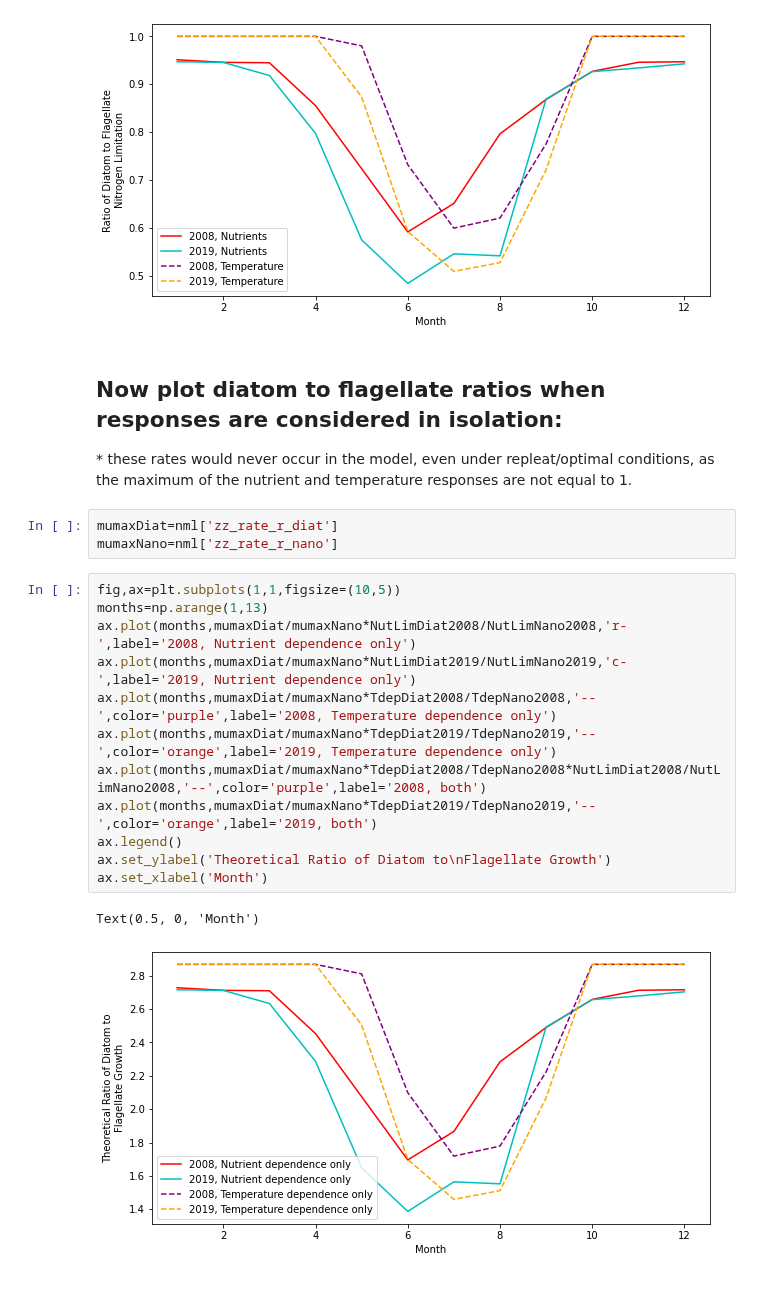
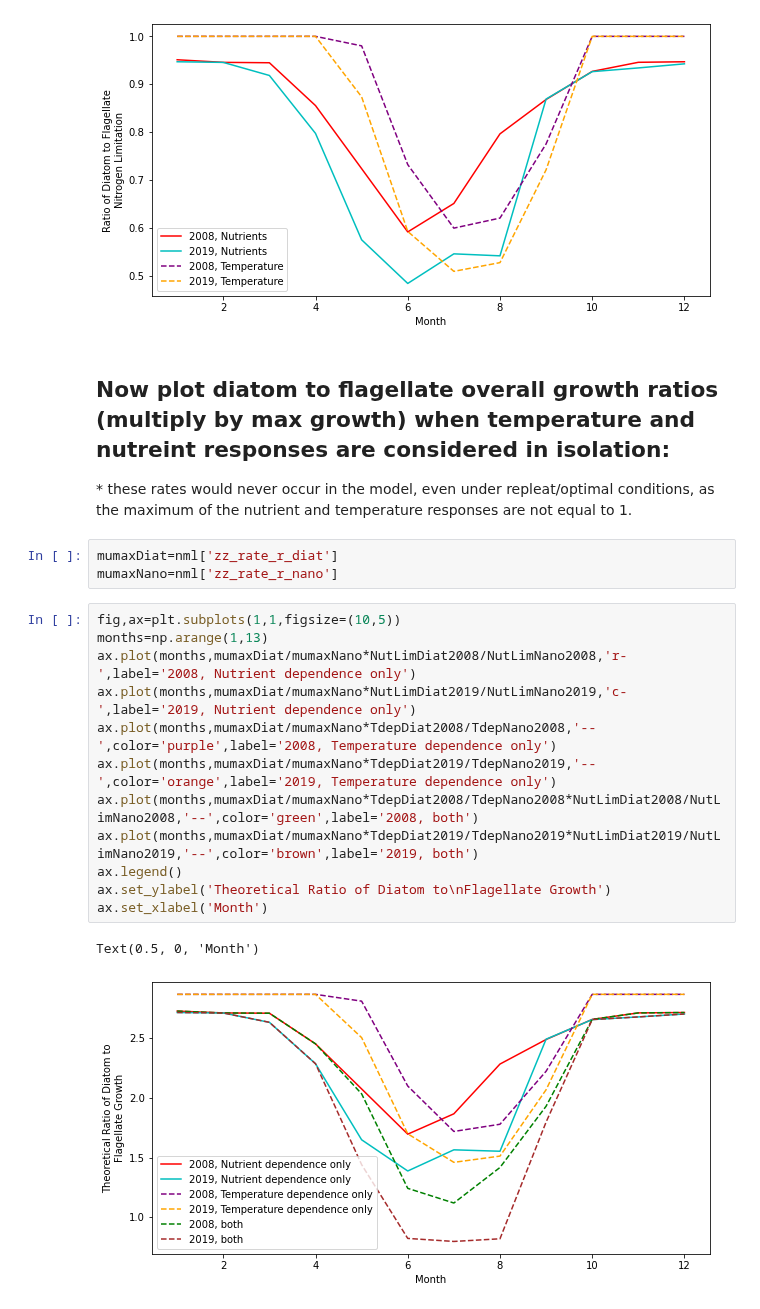
Before and after one commit to SalishSeaCast/analysis-elise-2, a Jupyter notebook: notebooks/modelEqs/NewRateComparison.ipynb, the cells around one changed output. Cells and saved outputs as stored; diff of their text form.

```diff
--- a/notebooks/modelEqs/NewRateComparison.ipynb
+++ b/notebooks/modelEqs/NewRateComparison.ipynb
@@ -272,7 +290,7 @@ ax.set_xlabel('Month')
 Text(0.5, 0, 'Month')
 [figure]
 # %% [markdown]
-## Now plot diatom to flagellate ratios when responses are considered in isolation:
+## Now plot diatom to flagellate overall growth ratios (multiply by max growth) when temperature and nutreint responses are considered in isolation:
 \* these rates would never occur in the model, even under repleat/optimal conditions, as the maximum of the nutrient and temperature responses are not equal to 1.
 # %%
 mumaxDiat=nml['zz_rate_r_diat']
@@ -280,15 +298,15 @@ mumaxNano=nml['zz_rate_r_nano']
 # %%
 fig,ax=plt.subplots(1,1,figsize=(10,5))
 months=np.arange(1,13)
 ax.plot(months,mumaxDiat/mumaxNano*NutLimDiat2008/NutLimNano2008,'r-',label='2008, Nutrient dependence only')
 ax.plot(months,mumaxDiat/mumaxNano*NutLimDiat2019/NutLimNano2019,'c-',label='2019, Nutrient dependence only')
 ax.plot(months,mumaxDiat/mumaxNano*TdepDiat2008/TdepNano2008,'--',color='purple',label='2008, Temperature dependence only')
 ax.plot(months,mumaxDiat/mumaxNano*TdepDiat2019/TdepNano2019,'--',color='orange',label='2019, Temperature dependence only')
-ax.plot(months,mumaxDiat/mumaxNano*TdepDiat2008/TdepNano2008*NutLimDiat2008/NutLimNano2008,'--',color='purple',label='2008, both')
-ax.plot(months,mumaxDiat/mumaxNano*TdepDiat2019/TdepNano2019,'--',color='orange',label='2019, both')
+ax.plot(months,mumaxDiat/mumaxNano*TdepDiat2008/TdepNano2008*NutLimDiat2008/NutLimNano2008,'--',color='green',label='2008, both')
+ax.plot(months,mumaxDiat/mumaxNano*TdepDiat2019/TdepNano2019*NutLimDiat2019/NutLimNano2019,'--',color='brown',label='2019, both')
 ax.legend()
 ax.set_ylabel('Theoretical Ratio of Diatom to\nFlagellate Growth')
 ax.set_xlabel('Month')
 # %% [output]
 Text(0.5, 0, 'Month')
-[figure, old version]
+[figure, new version]
```
Also changed, not shown: parts of 10 cells of this notebook.
